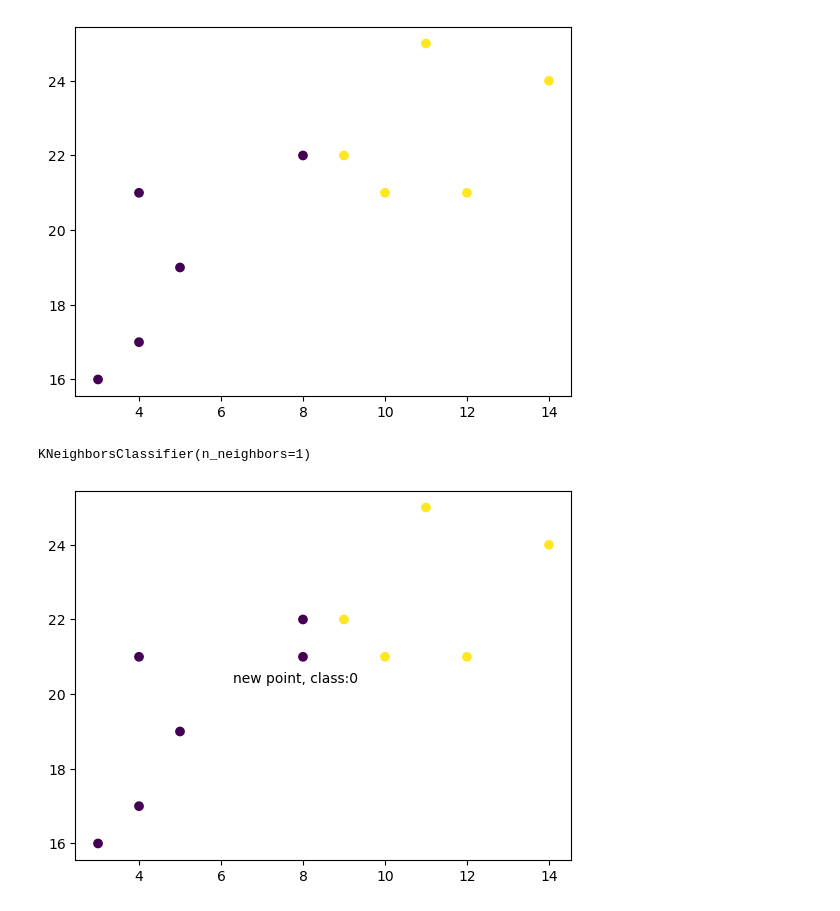
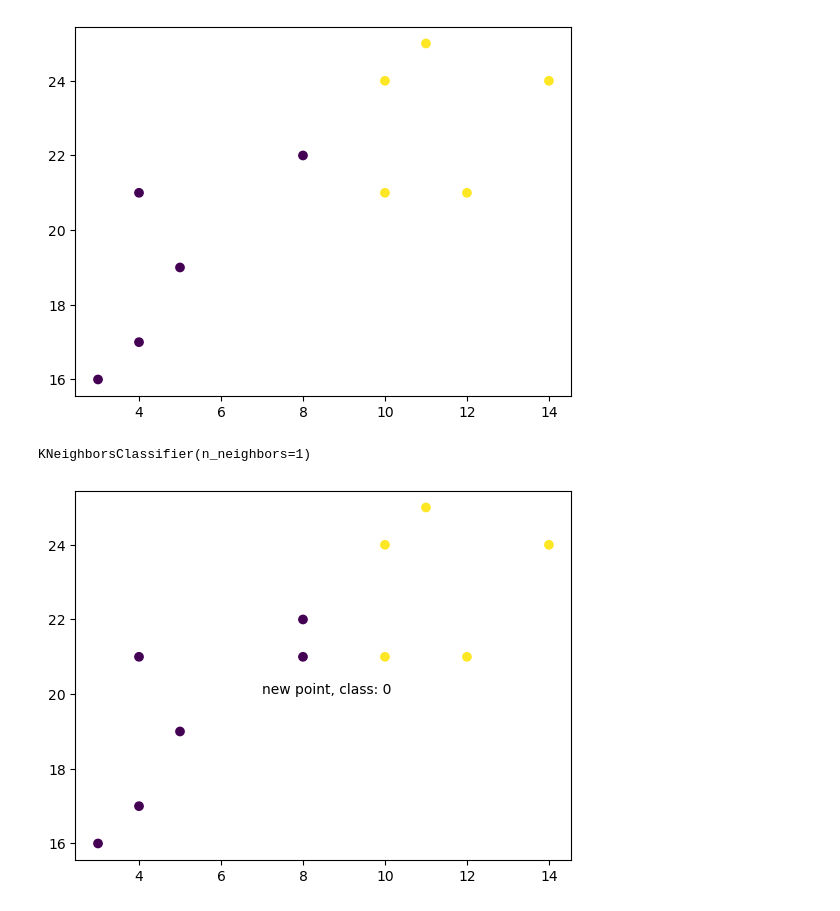
Before and after one commit to BAOTIN2004/Machine-Learning, a Jupyter notebook: thuc hanh/code/KNN.ipynb, the cells around one changed output. Saved outputs shown, nothing was run; the diff lists cells and outputs as text; code cells hidden in the pictures.

```diff
--- a/thuc hanh/code/KNN.ipynb
+++ b/thuc hanh/code/KNN.ipynb
@@ -2,14 +2,15 @@
 from sklearn.neighbors import KNeighborsClassifier
 import matplotlib.pyplot as plt
 # %%
-import matplotlib.pyplot as plt
 
-x = [4,5,9,4,3,11,14,8,10,12]
-y = [21,19,22,17,16,25,24,22,21,21]
-classes = [0,0,1,0,0,1,1,0,1,1]
 
-plt.scatter(x,y,c=classes)
+x = [4, 5, 10, 4, 3, 11, 14 , 8, 10, 12]
+y = [21, 19, 24, 17, 16, 25, 24, 22, 21, 21]
+classes = [0, 0, 1, 0, 0, 1, 1, 0, 1, 1]
+
+plt.scatter(x, y, c=classes)
+
 plt.show()
 # %% [output]
-[figure, old version]
+[figure, new version]
 # %%
@@ -21,10 +25,12 @@ KNeighborsClassifier(n_neighbors=1)
 # %%
 new_x = 8
 new_y = 21
 new_point = [(new_x, new_y)]
+
 prediction = knn.predict(new_point)
+
 plt.scatter(x + [new_x], y + [new_y], c=classes + [prediction[0]])
-plt.text(x = new_x - 1.7, y = new_y - 0.7, s = f'new point, class:{prediction[0]}')
+plt.text(x=new_x-1, y=new_y-1, s=f"new point, class: {prediction[0]}")
 plt.show()
 # %% [output]
-[figure, old version]
+[figure, new version]
```
Also changed, not shown: parts of 13 cells of this notebook, 36 other files.
